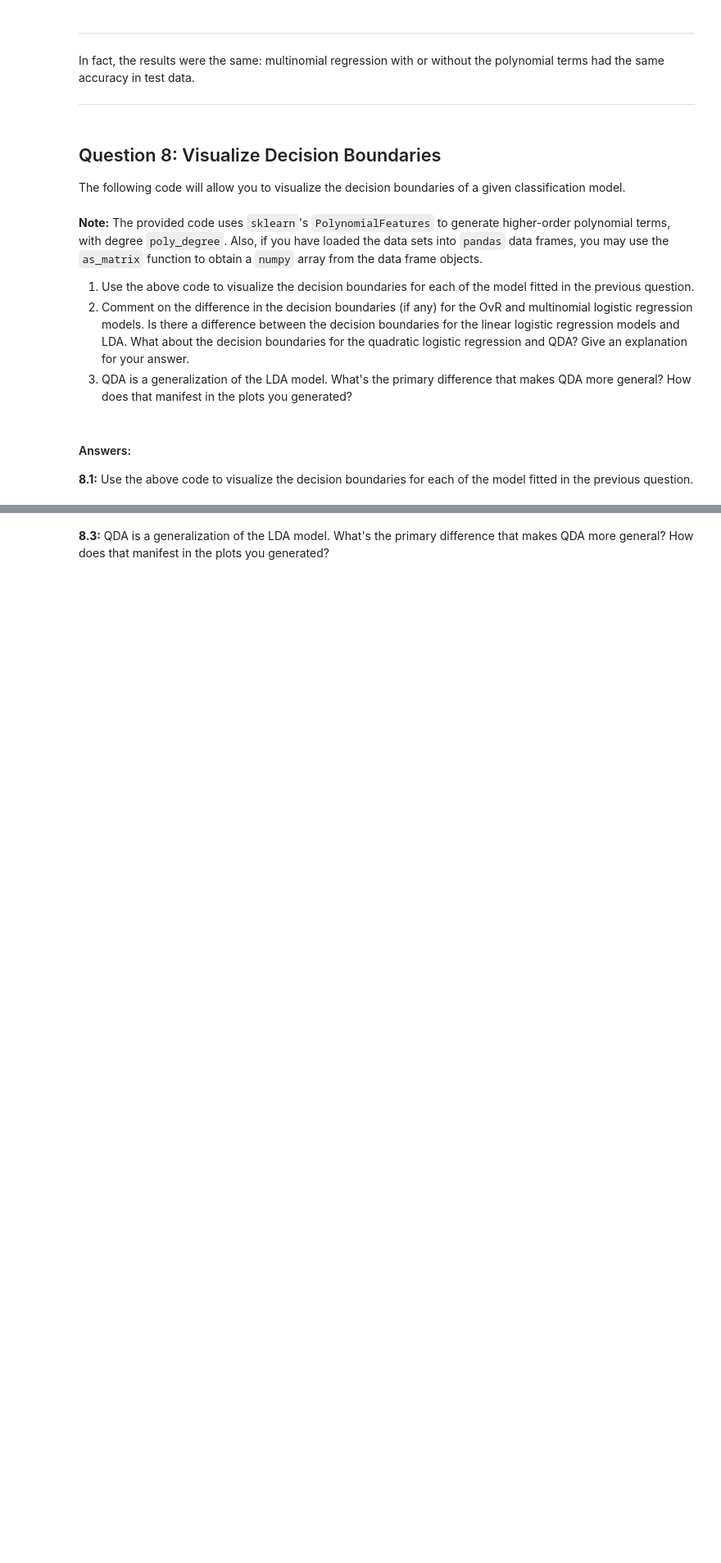
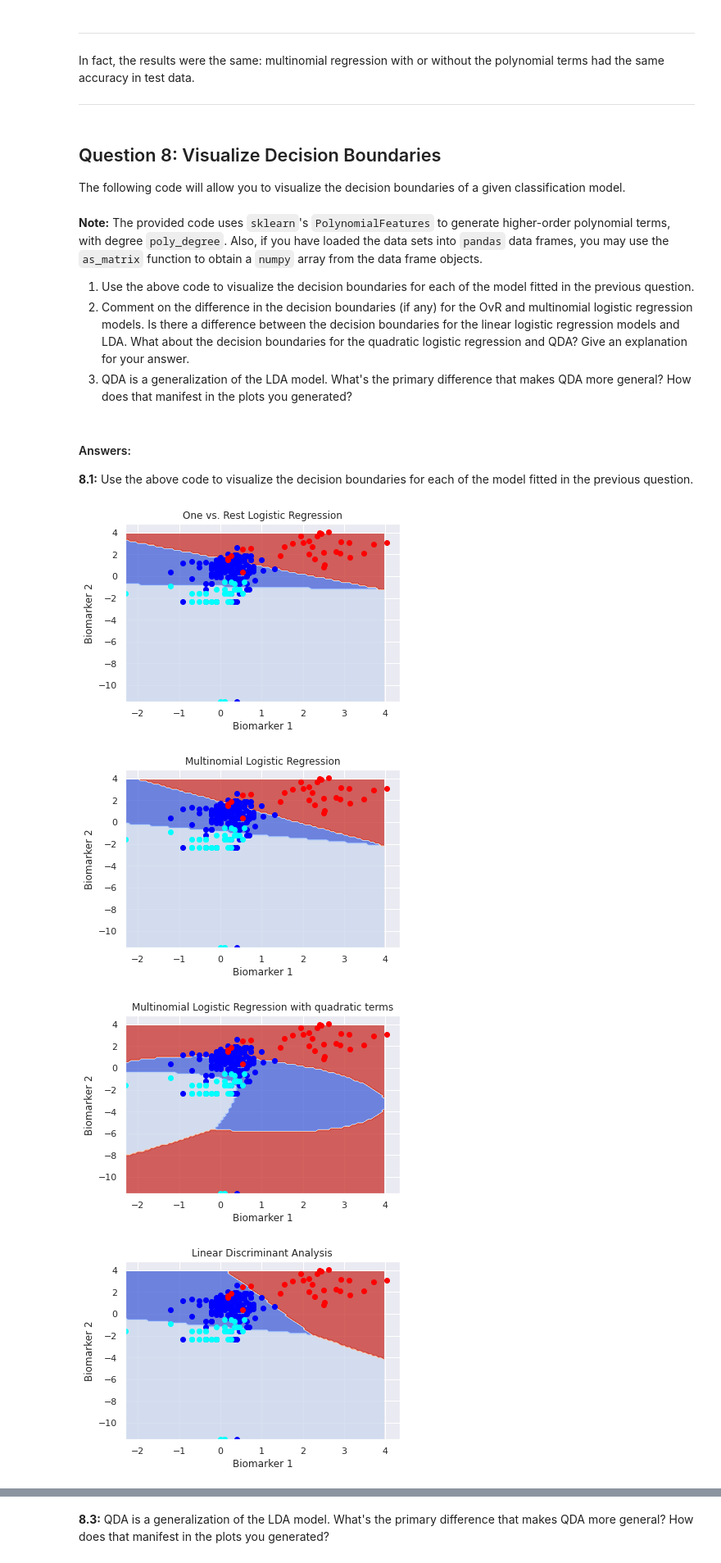
Before and after one commit to lucasresck/foundations-of-data-science, a Jupyter notebook: cs109a_hw5/cs109_hw5.ipynb, the cells around one changed output, grey strips where cells are left out. Shown at 82% size. Drawn from its saved outputs; the diff is of its cells as text; code cells hidden in the pictures; blank space fills up the shorter version.

```diff
--- a/cs109a_hw5/cs109_hw5.ipynb
+++ b/cs109a_hw5/cs109_hw5.ipynb
@@ -761,5 +758,8 @@ X_test_quad = np.concatenate([X_test, X_test**2], axis=1)
+# %%
+X_train_quad = PolynomialFeatures(2, include_bias=False).fit_transform(X_train)
+X_test_quad = PolynomialFeatures(2, include_bias=False).fit_transform(X_test)
 # %%
-multi_quad_lr_model = LogisticRegressionCV(Cs=10, cv=5, penalty='l2', multi_class='multinomial')
+multi_quad_lr_model = LogisticRegressionCV(Cs=10, cv=5, penalty='l2', multi_class='multinomial', max_iter=150)
 multi_quad_lr_model = multi_quad_lr_model.fit(X_train_quad, y_train)
 
 missclassification = (multi_quad_lr_model.predict(X_train_quad) != y_train).sum()/len(y_train)
@@ -920,0 +919,24 @@ Also, if you have loaded the data sets into `pandas` data frames, you may use th
+# %%
+models = [ovr_lr_model, multi_lr_model, multi_quad_lr_model, lda_model, qda_model, knn_model]
+
+for i, model in enumerate(models):
+    fig, ax = plt.subplots()
+    X = df.drop(columns='Diagnosis').to_numpy()
+    y = df.Diagnosis.to_numpy()
+    title = [
+        'One vs. Rest Logistic Regression',
+        'Multinomial Logistic Regression',
+        'Multinomial Logistic Regression with quadratic terms',
+        'Linear Discriminant Analysis',
+        'Quadratic Discriminant Analysis',
+        'k-Nearest Neighbors'
+    ][i]
+    if i == 2:
+        plot_decision_boundary(X, y, model, title, ax, 2)
+    else:
+        plot_decision_boundary(X, y, model, title, ax)
+# %% [output]
+[figure, added]
+[figure, added]
+[figure, added]
+[figure, added]
```
Also changed, not shown: parts of 9 cells of this notebook.
